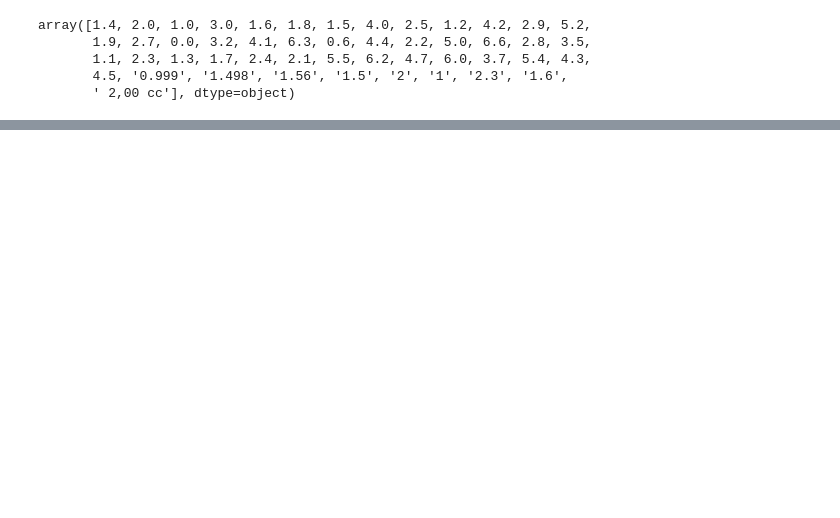
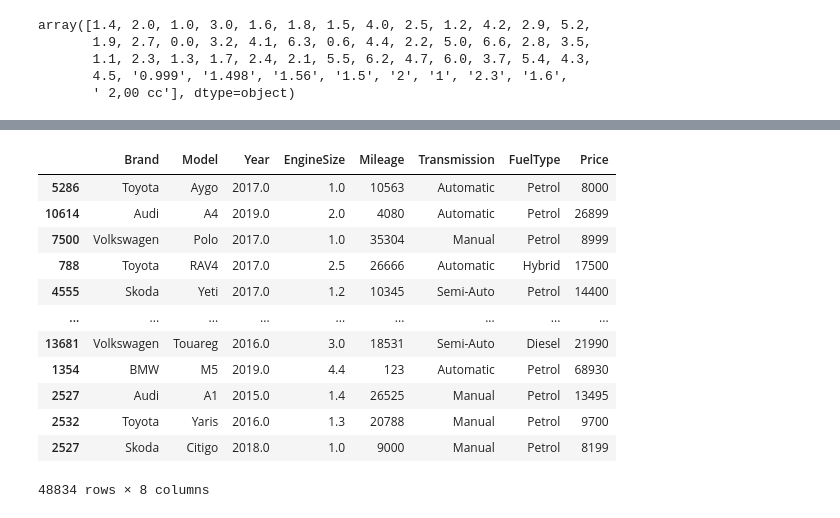
Before and after one commit to santhart97/The_right_offer, a Jupyter notebook: Preparing Data.ipynb, the cells around one changed output, grey strips where cells are left out. Cells and saved outputs as stored; diff of their text form; code cells hidden in the pictures; blank space fills up the shorter version.

```diff
--- a/Preparing Data.ipynb
+++ b/Preparing Data.ipynb
@@ -425,0 +448,17 @@ array([1.4, 2.0, 1.0, 3.0, 1.6, 1.8, 1.5, 4.0, 2.5, 1.2, 4.2, 2.9, 5.2,
+# %%
+cars1 = cars.sample(frac=.5)
+cars1
+# %% [output]
+|  | Brand | Model | Year | EngineSize | Mileage | Transmission | FuelType | Price |
+| 5286 | Toyota | Aygo | 2017.0 | 1.0 | 10563 | Automatic | Petrol | 8000 |
+| 10614 | Audi | A4 | 2019.0 | 2.0 | 4080 | Automatic | Petrol | 26899 |
+| 7500 | Volkswagen | Polo | 2017.0 | 1.0 | 35304 | Manual | Petrol | 8999 |
+| 788 | Toyota | RAV4 | 2017.0 | 2.5 | 26666 | Automatic | Hybrid | 17500 |
+| 4555 | Skoda | Yeti | 2017.0 | 1.2 | 10345 | Semi-Auto | Petrol | 14400 |
+| ... | ... | ... | ... | ... | ... | ... | ... | ... |
+| 13681 | Volkswagen | Touareg | 2016.0 | 3.0 | 18531 | Semi-Auto | Diesel | 21990 |
+| 1354 | BMW | M5 | 2019.0 | 4.4 | 123 | Automatic | Petrol | 68930 |
+| 2527 | Audi | A1 | 2015.0 | 1.4 | 26525 | Manual | Petrol | 13495 |
+| 2532 | Toyota | Yaris | 2016.0 | 1.3 | 20788 | Manual | Petrol | 9700 |
+| 2527 | Skoda | Citigo | 2018.0 | 1.0 | 9000 | Manual | Petrol | 8199 |
+48834 rows × 8 columns
```
Also changed, not shown: parts of 7 cells of this notebook, 6 other files.
